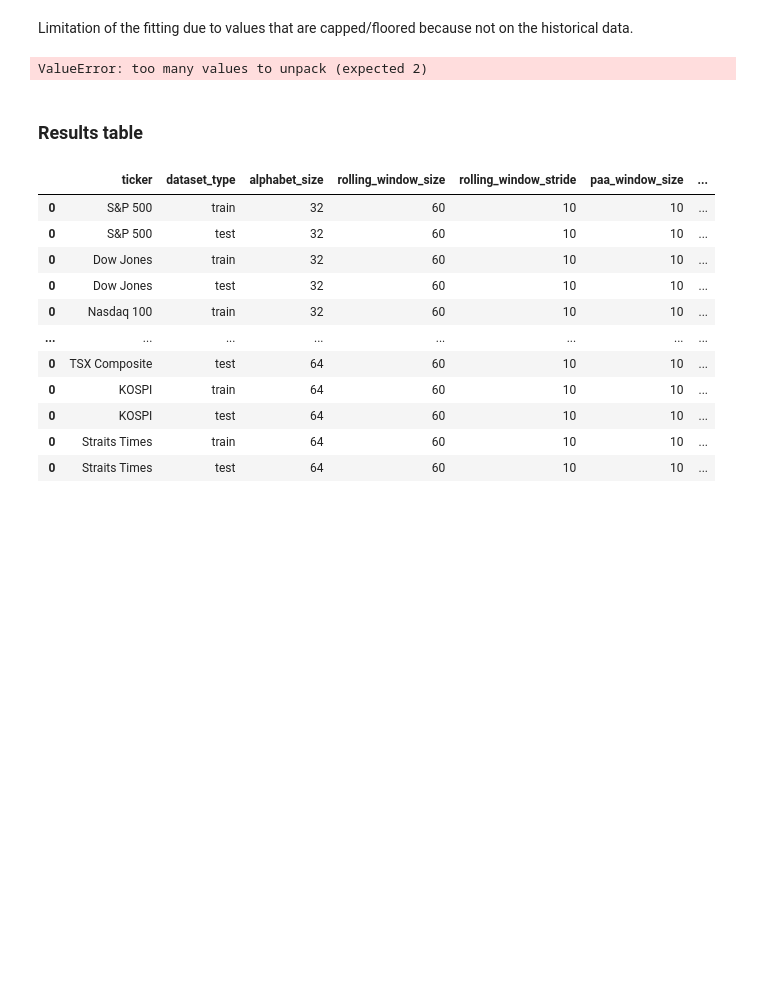
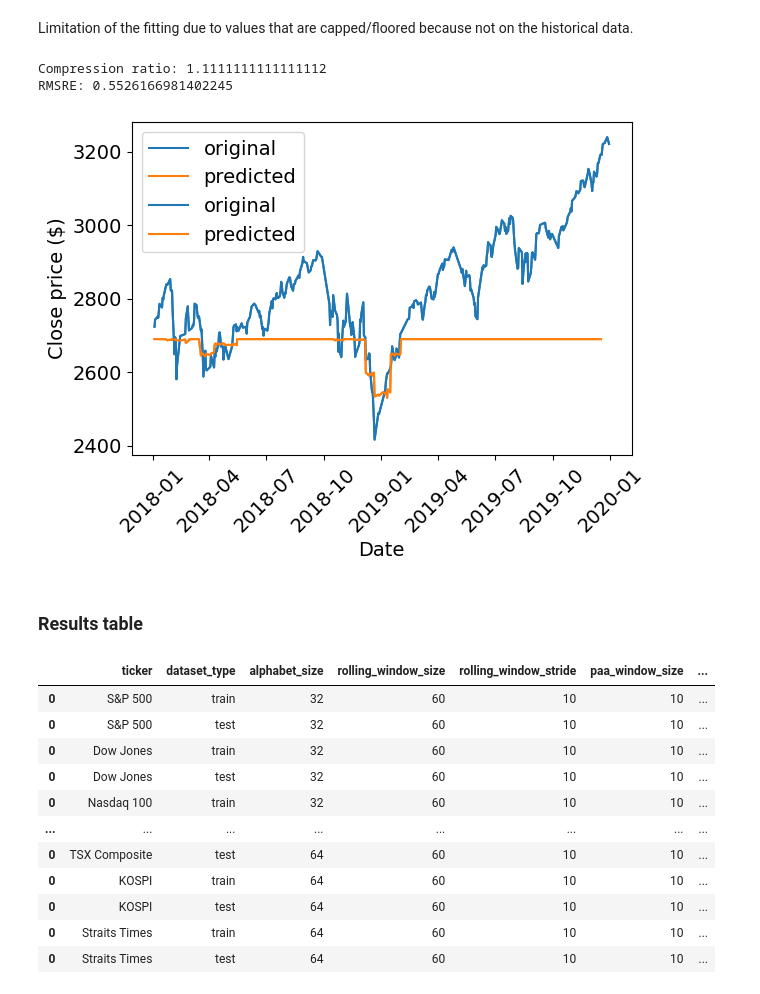
Before and after one commit to SullivanCastro/TimeSeriesProject, a Jupyter notebook: experiments.ipynb, the cells around one changed output. Saved outputs shown, nothing was run; the diff lists cells and outputs as text; code cells hidden in the pictures; blank space fills up the shorter version.

```diff
--- a/experiments.ipynb
+++ b/experiments.ipynb
@@ -226,15 +220,24 @@ Limitation of the fitting due to values that are capped/floored because not on t
 # %%
 test_time_series = test.values.squeeze()
 embds, compression_ratio = model.transform(test_time_series)
-prediction = model.predict(embds, sampling_method='random')
+test_prediction = model.predict(embds, sampling_method='random')
 
+plt.plot(test.index, test_time_series, color='C0', label='original')
+plt.plot(test.index[:len(test_prediction)], test_prediction, color='C1', label='predicted')
 print('Compression ratio:', compression_ratio)
-print('RMSRE:', rmsre(train_time_series, prediction))
-plt.plot(test_time_series, label='original')
-plt.plot(prediction, label='predicted')
+print('RMSRE:', rmsre(train_time_series, test_prediction))
+plt.plot(test.index,test_time_series, label='original')
+plt.plot(test.index[:len(test_prediction)], test_prediction, label='predicted')
+plt.xticks(rotation=45)
+plt.xlabel('Date')
+plt.ylabel('Close price ($)')
 plt.legend()
+plt.tight_layout()
+# plt.savefig('10_alphabet_meSAX_prediction_test.pdf')
 # %% [output]
-ValueError: too many values to unpack (expected 2)
+Compression ratio: 1.1111111111111112
+RMSRE: 0.5526166981402245
+[figure, added]
 # %% [markdown]
 ### Results table
 # %%
```
Also changed, not shown: parts of 6 cells of this notebook, 1 other file.
